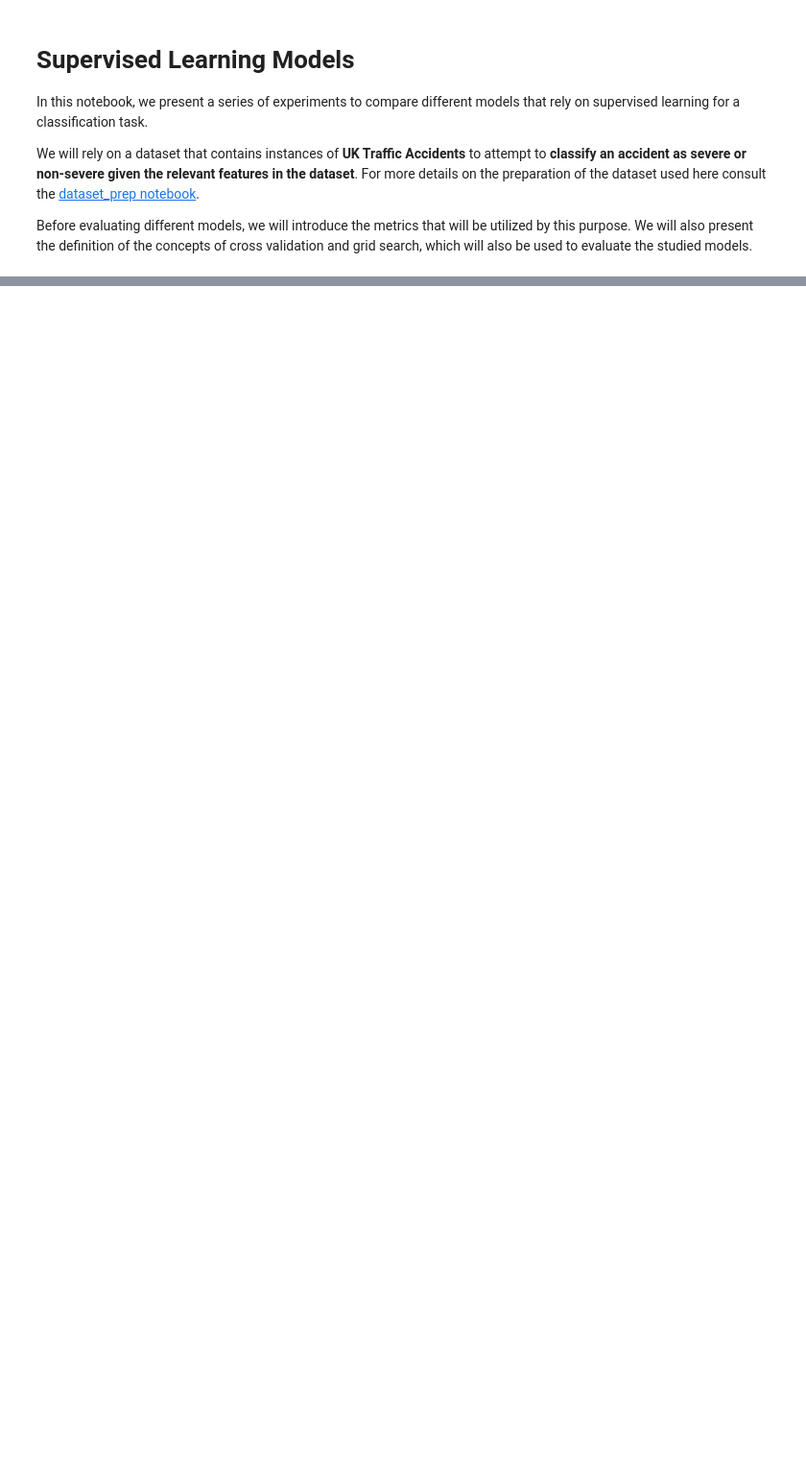
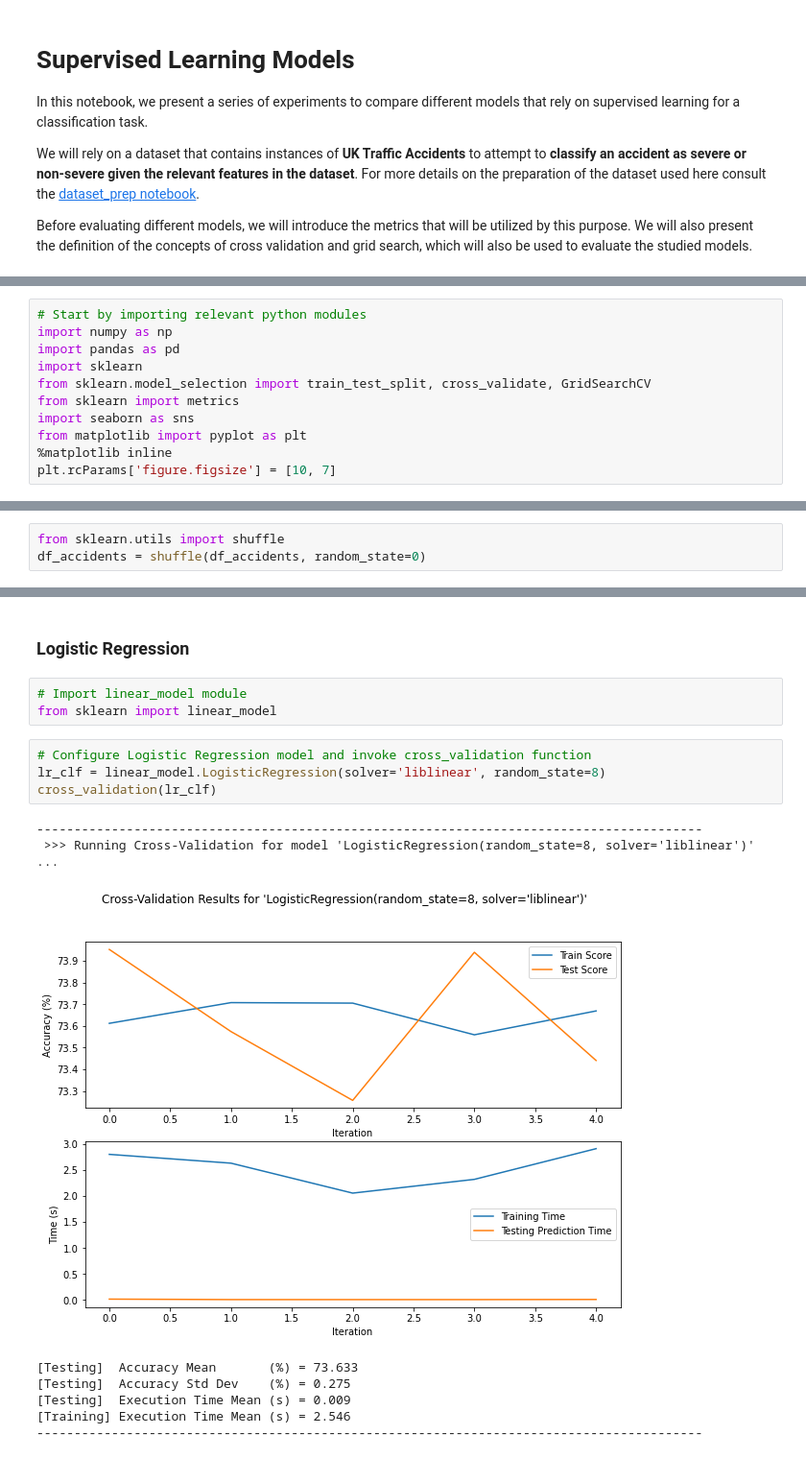
Before and after one commit to agomez08/patrones_inv2, a Jupyter notebook: supervised_learning.ipynb, the cells around one changed output, grey strips where cells are left out. Shown: that part at 96% size. Saved outputs shown, nothing was run; the diff lists cells and outputs as text; blank space fills up the shorter version.

Commit message:
Adding base code to evaluate 5 models studied in class. Adding functions to perform CV, grid search and report results for all the models

```diff
--- a/supervised_learning.ipynb
+++ b/supervised_learning.ipynb
@@ -225,0 +174,11 @@ print("Test set score: {:.3f}".format(rf.score(X_test, y_test)))
+# %%
+# Start by importing relevant python modules
+import numpy as np
+import pandas as pd
+import sklearn
+from sklearn.model_selection import train_test_split, cross_validate, GridSearchCV
+from sklearn import metrics
+import seaborn as sns
+from matplotlib import pyplot as plt
+%matplotlib inline
+plt.rcParams['figure.figsize'] = [10, 7]
@@ -225,0 +190,3 @@ print("Test set score: {:.3f}".format(rf.score(X_test, y_test)))
+# %%
+from sklearn.utils import shuffle
+df_accidents = shuffle(df_accidents, random_state=0)
@@ -225,0 +309,18 @@ print("Test set score: {:.3f}".format(rf.score(X_test, y_test)))
+# %% [markdown]
+### Logistic Regression
+# %%
+# Import linear_model module
+from sklearn import linear_model
+# %%
+# Configure Logistic Regression model and invoke cross_validation function
+lr_clf = linear_model.LogisticRegression(solver='liblinear', random_state=8)
+cross_validation(lr_clf)
+# %% [output]
+-----------------------------------------------------------------------------------------
+ >>> Running Cross-Validation for model 'LogisticRegression(random_state=8, solver='liblinear')' ...
+[figure, added]
+[Testing]  Accuracy Mean       (%) = 73.633
+[Testing]  Accuracy Std Dev    (%) = 0.275
+[Testing]  Execution Time Mean (s) = 0.009
+[Training] Execution Time Mean (s) = 2.546
+-----------------------------------------------------------------------------------------
```
Also changed, not shown: parts of 43 cells of this notebook.
